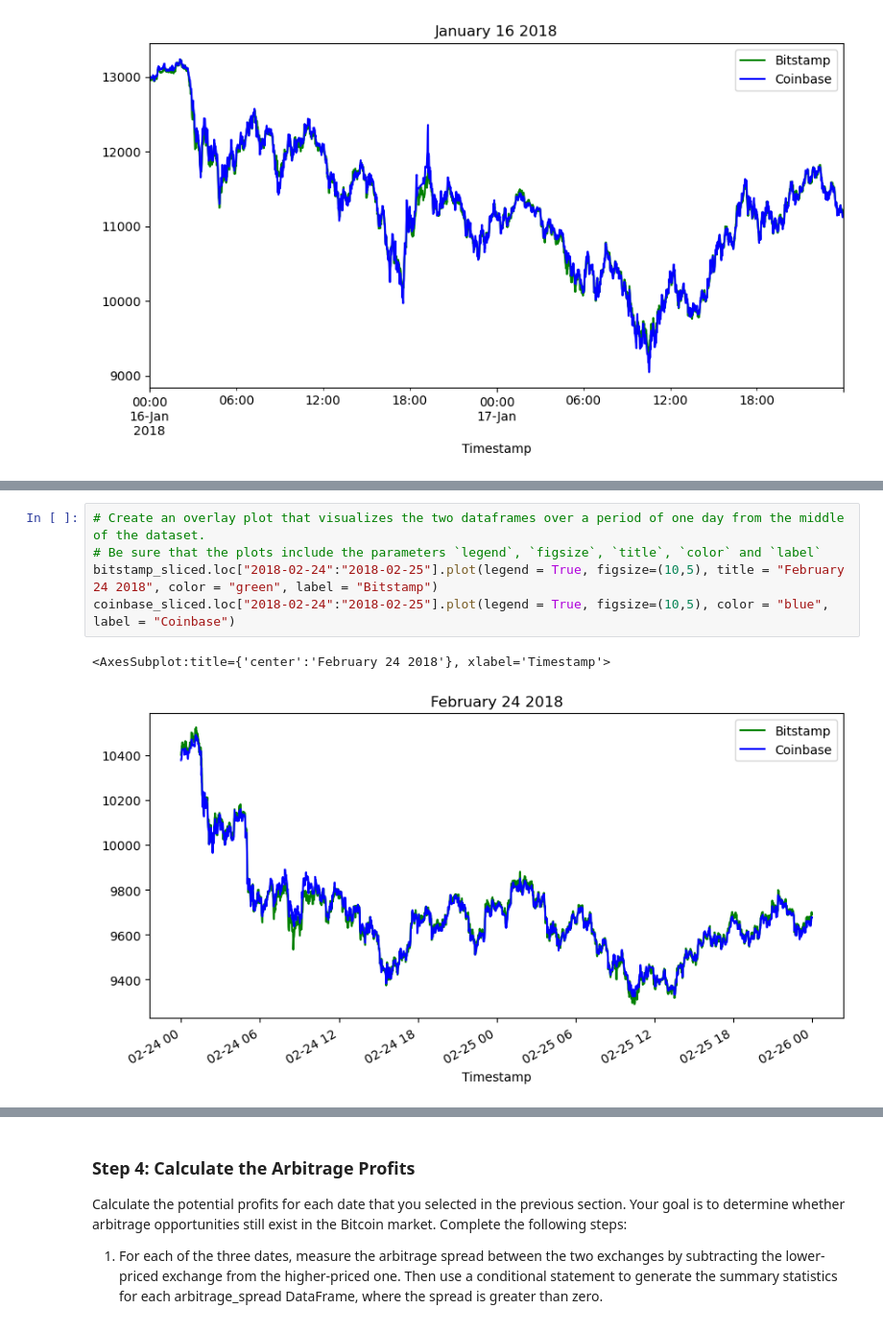
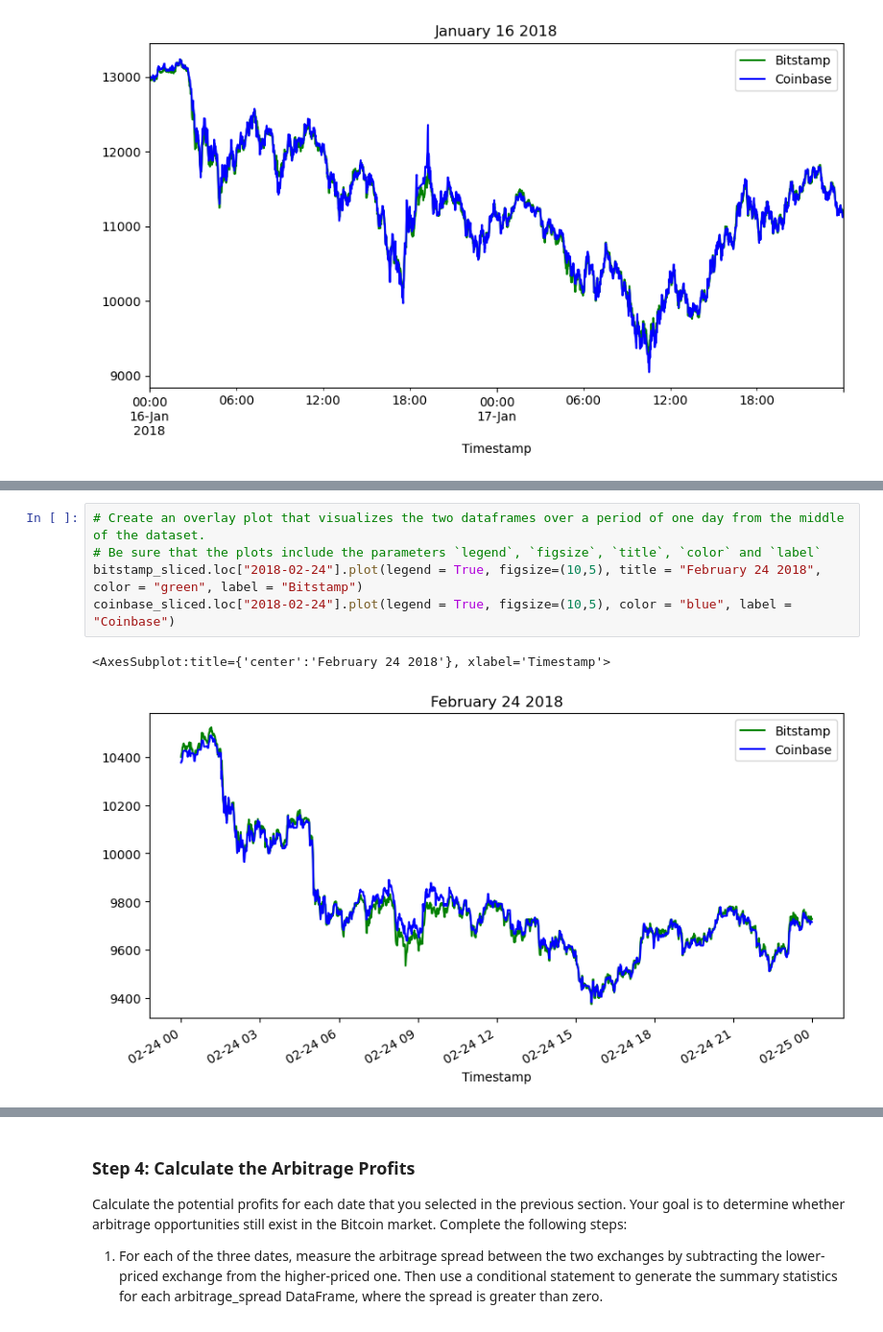
Before and after one commit to nahinhayat/Module3Challenge, a Jupyter notebook: Starter_Code 3/crypto_arbitrage.ipynb, the cells around one changed output, grey strips where cells are left out. Shown at 96% size. Cells and saved outputs as stored; diff of their text form.

```diff
--- a/Starter_Code 3/crypto_arbitrage.ipynb
+++ b/Starter_Code 3/crypto_arbitrage.ipynb
@@ -350,11 +350,11 @@ arbitrage_spread_early.plot(figsize = (5,5), title = "Arbitrage Spread 01/16/201
 # %%
 # Create an overlay plot that visualizes the two dataframes over a period of one day from the middle of the dataset.
 # Be sure that the plots include the parameters `legend`, `figsize`, `title`, `color` and `label`
-bitstamp_sliced.loc["2018-02-24":"2018-02-25"].plot(legend = True, figsize=(10,5), title = "February 24 2018", color = "green", label = "Bitstamp")
-coinbase_sliced.loc["2018-02-24":"2018-02-25"].plot(legend = True, figsize=(10,5), color = "blue", label = "Coinbase")
+bitstamp_sliced.loc["2018-02-24"].plot(legend = True, figsize=(10,5), title = "February 24 2018", color = "green", label = "Bitstamp")
+coinbase_sliced.loc["2018-02-24"].plot(legend = True, figsize=(10,5), color = "blue", label = "Coinbase")
 # %% [output]
 <AxesSubplot:title={'center':'February 24 2018'}, xlabel='Timestamp'>
-[figure, old version]
+[figure, new version]
 # %%
 # Using the date in the middle that you have selected, calculate the arbitrage spread
 # by subtracting the bitstamp lower closing prices from the coinbase higher closing prices
```
Also changed, not shown: parts of 24 cells of this notebook.
